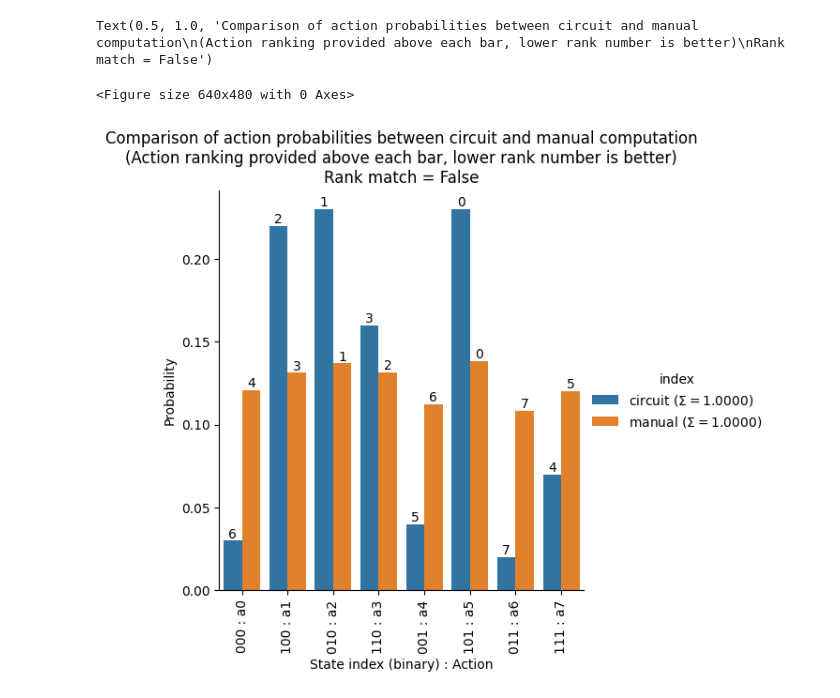
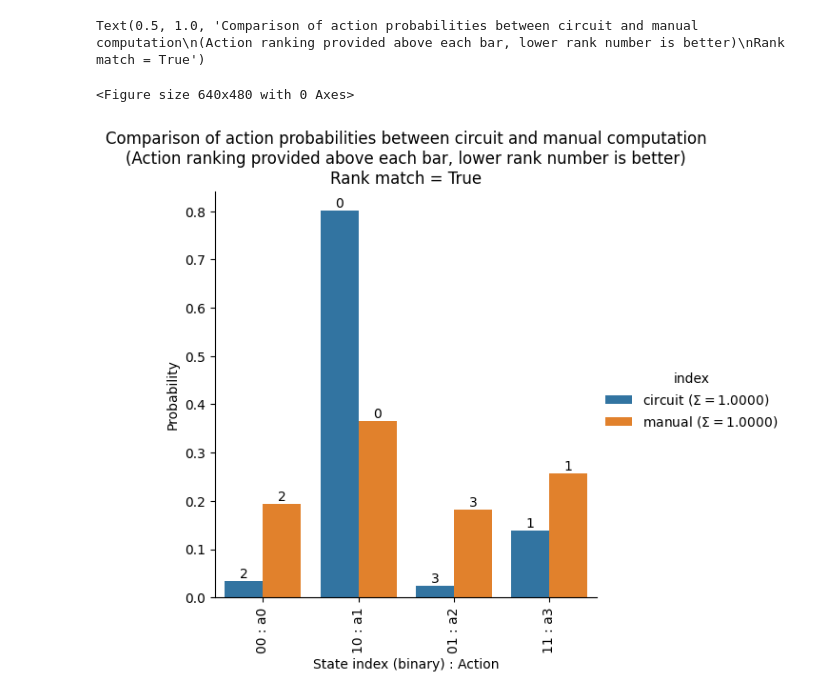
Before and after one commit to news-vt/qnrl, a Jupyter notebook: q-dist.ipynb, the cells around one changed output. Cells and saved outputs as stored; diff of their text form; code cells hidden in the pictures.

```diff
--- a/q-dist.ipynb
+++ b/q-dist.ipynb
@@ -136,8 +139,8 @@ def prepare_action_returns(
     ]
     qml.Select(ops, control=wires_action)
 # %%
-n_actions = 8 # 4, 16
-n_returns = 32 # 8, 64
+n_actions = 4 # 4, 16
+n_returns = 8 # 8, 64
 d_actions = int(np.log2(n_actions))
 d_returns = int(np.log2(n_returns))
 # %%
@@ -169,9 +173,18 @@ tensor([[0.01427325, 0.04871388, 0.03515187, 0.04405697, 0.0913884 ,
 # %%
+# returns_atoms_values_original = np.array([float(i)+1 for i in range(n_returns)])/n_returns*4 # More steep than previous.
+# returns_atoms_values_original = np.array([-1,0,1,100])
+returns_atoms_values_original = np.array([-10,-2,-1,0,1,2,5,100])
+# returns_atoms_values_original = np.array([-1,0,1,10])
+# returns_atoms_values_original = np.array([-1,0,100,1])
+# returns_atoms_values_original_normalized = softmax(returns_atoms_values_original) # Turn into probability distribution.
+returns_atoms_values_original_normalized = (returns_atoms_values_original + np.abs(returns_atoms_values_original.min()) + 1e-2) / (returns_atoms_values_original + np.abs(returns_atoms_values_original.min()) + 1e-2).sum() # Turn into probability distribution.
+returns_atoms_values = returns_atoms_values_original_normalized.copy()
+#######
 # returns_atoms_values_original = softmax(np.array([1.]*n_returns)) # Equal superposition.
 # returns_atoms_values_original = softmax(np.array([float(i)+1 for i in range(n_returns)])/n_returns/16) # Monotonically increasing, but very shallow.
 # returns_atoms_values_original = softmax(np.array([float(i)+1 for i in range(n_returns)])/n_returns) # Monotonically increasing, but similar values.
 # returns_atoms_values_original = softmax(np.array([float(i)+1 for i in range(n_returns)])/2.) # Slightly steeper than previous.
-returns_atoms_values_original = softmax(np.array([float(i)+1 for i in range(n_returns)])/n_returns*4) # More steep than previous.
+# returns_atoms_values_original = softmax(np.array([float(i)+1 for i in range(n_returns)])/n_returns*4) # More steep than previous.
 # returns_atoms_values_original = softmax(np.array([float(i)+1 for i in range(n_returns)])/n_returns*8) # Even more steep than previous.
 ########
 # returns_atoms_values_original = returns_atoms_values_original[::-1] # Monotonically decreasing
@@ -180,7 +193,7 @@ returns_atoms_values_original = softmax(np.array([float(i)+1 for i in range(n_re
 #########
 # np.random.shuffle(returns_atoms_values_original) # Shuffle the return atoms, so that they are not monotonically increasing or decreasing.
 #########
-returns_atoms_values = returns_atoms_values_original.copy()
+# returns_atoms_values = returns_atoms_values_original.copy()
 # returns_atoms_values = returns_atoms_values * (n_returns / n_actions)
 
 # returns_atoms_values = returns_atoms_values_original.copy() # DOES NOT WORK. Must at least have square-root term.
@@ -582,0 +664,4 @@ np.float64(1.0)
+# %%
+# Re-normalize the action probabilities to ensure they sum to 1.
+probs_actions /= probs_actions.sum()
+print(f"{probs_actions=}")
@@ -626,28 +705,32 @@ False
 # %%
 ### To make visual comparison easier, plot action probabilities from quantum circuit and manual computation together on same chart.
 
-y = returns_probs_matrix @ returns_atoms_values_original
+# Compute manual returns probabilities.
+# y = returns_probs_matrix @ returns_atoms_values_original
+y = returns_probs_matrix @ returns_atoms_values_original_normalized
 y /= y.sum()
+
+# Plot circuit action probabilities and manual computation action probabilities together.
 df = pd.DataFrame(np.array([probs_actions, y]), columns=[f"a{i}" for i in range(n_actions)], index=[f"circuit ($\\Sigma = {probs_actions.sum():.4f}$)", f"manual ($\\Sigma = {y.sum():.4f}$)"])
 df = df.reset_index()
 df = df.melt(id_vars='index')
 
 plt.figure()
 g = sns.catplot(data=df, x='variable', y='value', hue='index', kind="bar", legend=True)
 ax = g.facet_axis(0, 0)
 for idx, (container, actionrank) in enumerate(zip(ax.containers, [action_rank_circuit_probs, action_rank_manual_compute])):
     # labels = [f"{v.get_height():.4f}" for v in container]
     actionrank = sorted(actionrank, key=lambda ar: ar.action)
     labels = [f"{actionrank[j].rank}" for j, v in enumerate(container)]
     ax.bar_label(container, labels=labels, label_type='edge')
 g.set_xticklabels([f"{i:0{d_actions}b}"[::-1] + f" : a{i}" for i in range(n_actions)], rotation=90)
 g.set_xlabels("State index (binary) : Action")
 g.set_ylabels("Probability")
 plt.title(f"Comparison of action probabilities between circuit and manual computation\n(Action ranking provided above each bar, lower rank number is better)\nRank match = {action_rank_manual_compute == action_rank_circuit_probs}")
 # %% [output]
-Text(0.5, 1.0, 'Comparison of action probabilities between circuit and manual computation\n(Action ranking provided above each bar, lower rank number is better)\nRank match = False')
+Text(0.5, 1.0, 'Comparison of action probabilities between circuit and manual computation\n(Action ranking provided above each bar, lower rank number is better)\nRank match = True')
 <Figure size 640x480 with 0 Axes>
-[figure, old version]
+[figure, new version]
 # %%
 ### Probabilities derived from measuring the returns qubits in the circuit.
 
```
Also changed, not shown: parts of 25 cells of this notebook.
